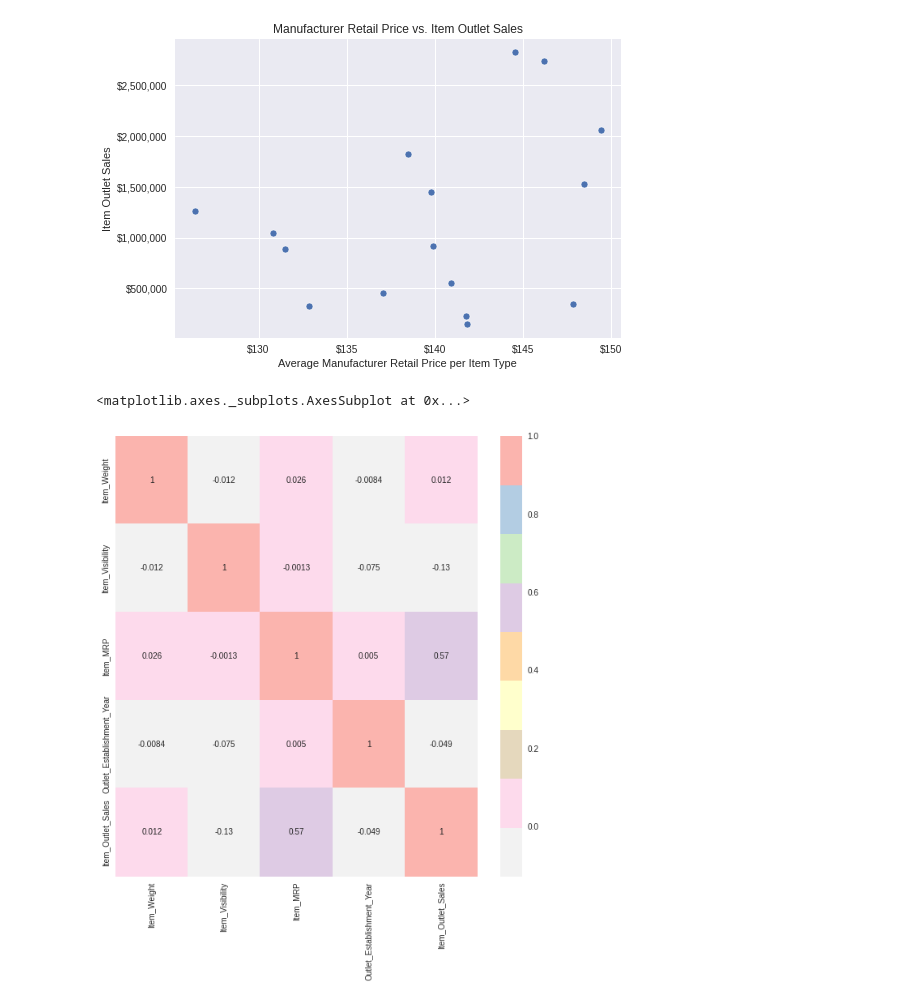
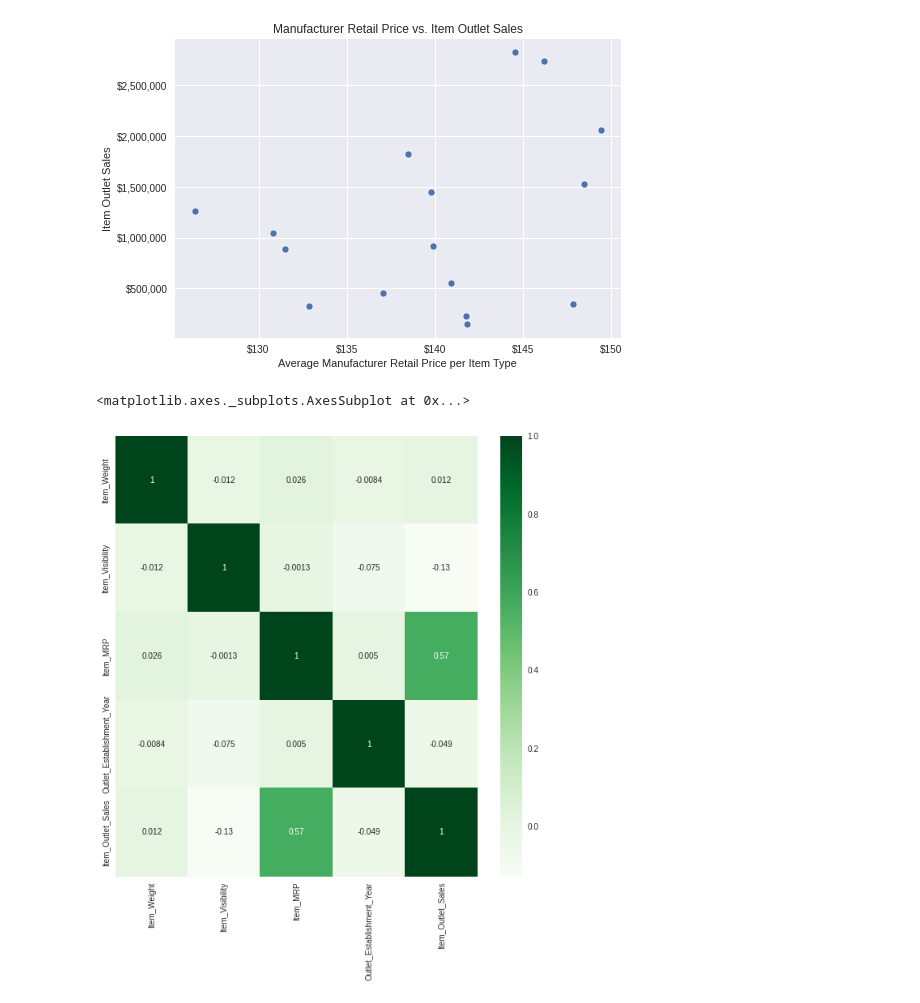
Before and after one commit to rlorey/food_sales_predictions, a Jupyter notebook: Project1.ipynb, the cells around one changed output. Cells and saved outputs as stored; diff of their text form; code cells hidden in the pictures.

```diff
--- a/Project1.ipynb
+++ b/Project1.ipynb
@@ -426,7 +600,7 @@ Text(0, 0.5, 'Item Outlet Sales')
 # %%
 corr = df.corr()
 plt.figure(figsize = (10,10))
-sns.heatmap(corr, cmap = 'Pastel1_r' , annot = True)
+sns.heatmap(corr, cmap = 'Greens' , annot = True)
 # %% [output]
 <matplotlib.axes._subplots.AxesSubplot at 0x...>
-[figure, old version]
+[figure, new version]
```
Also changed, not shown: parts of 41 cells of this notebook.
